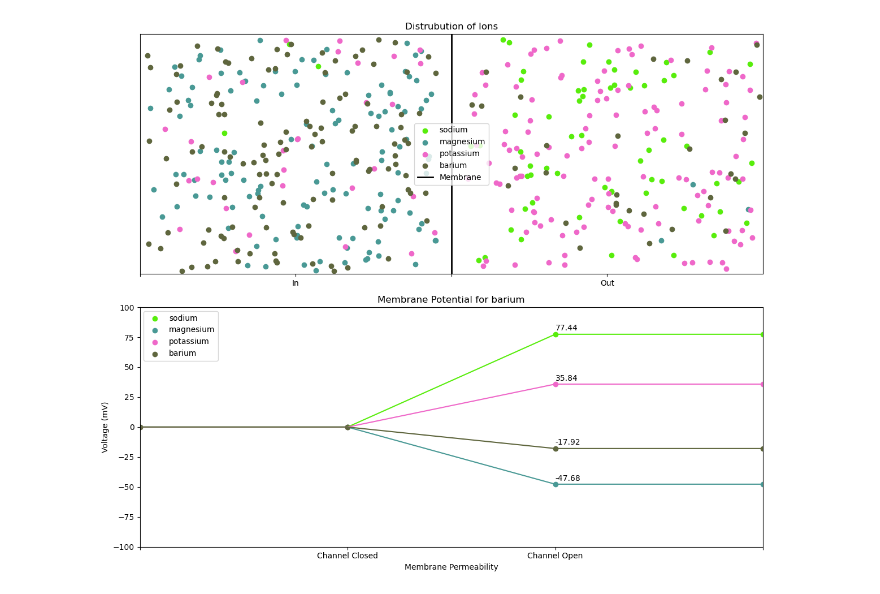
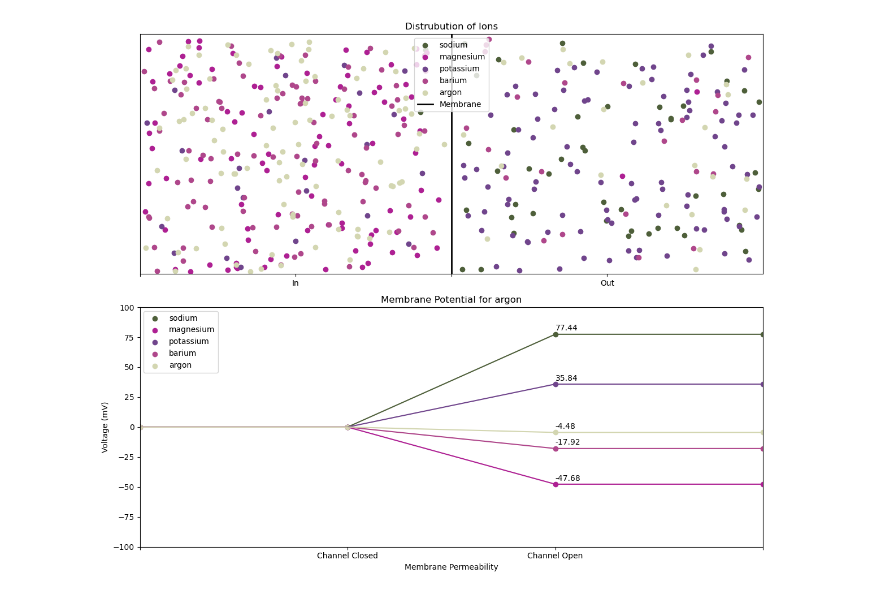
Before and after one commit to dobsonco/CMSE202_SS23-004_HO, a Jupyter notebook: Nernst_Potential.ipynb, the cells around one changed output. Saved outputs shown, nothing was run; the diff lists cells and outputs as text; code cells hidden in the pictures.

```diff
--- a/Nernst_Potential.ipynb
+++ b/Nernst_Potential.ipynb
@@ -42,8 +42,8 @@ class Nernst():
         '''
         This function takes in a list of ion objects, and plots them on a
         scatterplot. All ions of the same name are given the same color, but
-        said color is random. Also returns list of colors corresponding to the different
-        ionic species in solution.
+        said color is random. Also creates a global variable (called unique_colors)
+        with a list of colors corresponding to the different ionic species in solution.
         '''
         names = []
         colors = []
@@ -58,9 +58,9 @@ class Nernst():
         unique_colors = []
         [unique_colors.append(x) for x in colors if x not in unique_colors]
 
-        for i in range(len(ion_object_list)):
-            position = ion_object_list[i].get_position()
-            if ion_object_list[i].get_name() == ion_object_list[i-1].get_name():
+        for i,obj in enumerate(ion_object_list):
+            position = obj.get_position()
+            if obj.get_name() == ion_object_list[i-1].get_name():
                 plt.scatter(position[0],position[1],color=colors[i])
             else:
                 plt.scatter(position[0],position[1],color=colors[i],label=names[i])
@@ -76,7 +76,7 @@ class Nernst():
         plt.legend()
         plt.tick_params(left=False,bottom=True,labelleft=False,labelbottom=True)
 
-    def setup(self,mol_dict):
+    def setup(self,mol_dict,total_particles=500):
         '''
         This function takes in a dictionary with ionic species as the key,
         the valence electrons in the first column, concentration inside the cell
@@ -85,7 +85,7 @@ class Nernst():
         also has all of the correct attributes such that they can be easily plotted.
         Has no effect on the potential.
         '''
-        total_particles = 500
+        total_particles = total_particles
         ion_object_list = []
 
         total = 0
@@ -142,36 +142,35 @@ if __name__ == '__main__':
 
     molarity_dict = {
 #                  z  in  out
         'sodium': (1, 0.1, 2),
         'magnesium': (2, 4, 0.1),
         'potassium': (1, 1, 4),
-        'barium': (2,4,1)
+        'barium': (2,4,1),
+        'argon': (8,4,1)
     }
 
     ion_object_list = Nernst.setup(molarity_dict)
 
 ##################################################### Plot Ions
     plt.figure(figsize=(12,10))
     plt.subplot(2,1,1)
     Nernst.plot_positions(ion_object_list)
 
 ##################################################### Plot Potential
 
 #Add code here that takes in a dictionary of colors for the different species
 #so that the colors in plot one and two match
     plt.subplot(2,1,2)
     temp = 300
 
-    counter = 0
-    for key in molarity_dict:
+    for i,key in enumerate(molarity_dict):
         z = molarity_dict[key][0]
         inside = molarity_dict[key][1]
         outside = molarity_dict[key][2]
         potential = Nernst.find_potential(temp,z,inside,outside)
-        Nernst.plot_potential(potential*1000,key,unique_colors[counter])
-        counter += 1
+        Nernst.plot_potential(potential*1000,key,unique_colors[i])
 
     plt.tight_layout()
     plt.show()
 # %% [output]
-[figure, old version]
+[figure, new version]
```
Also changed, not shown: parts of 1 cell of this notebook.
